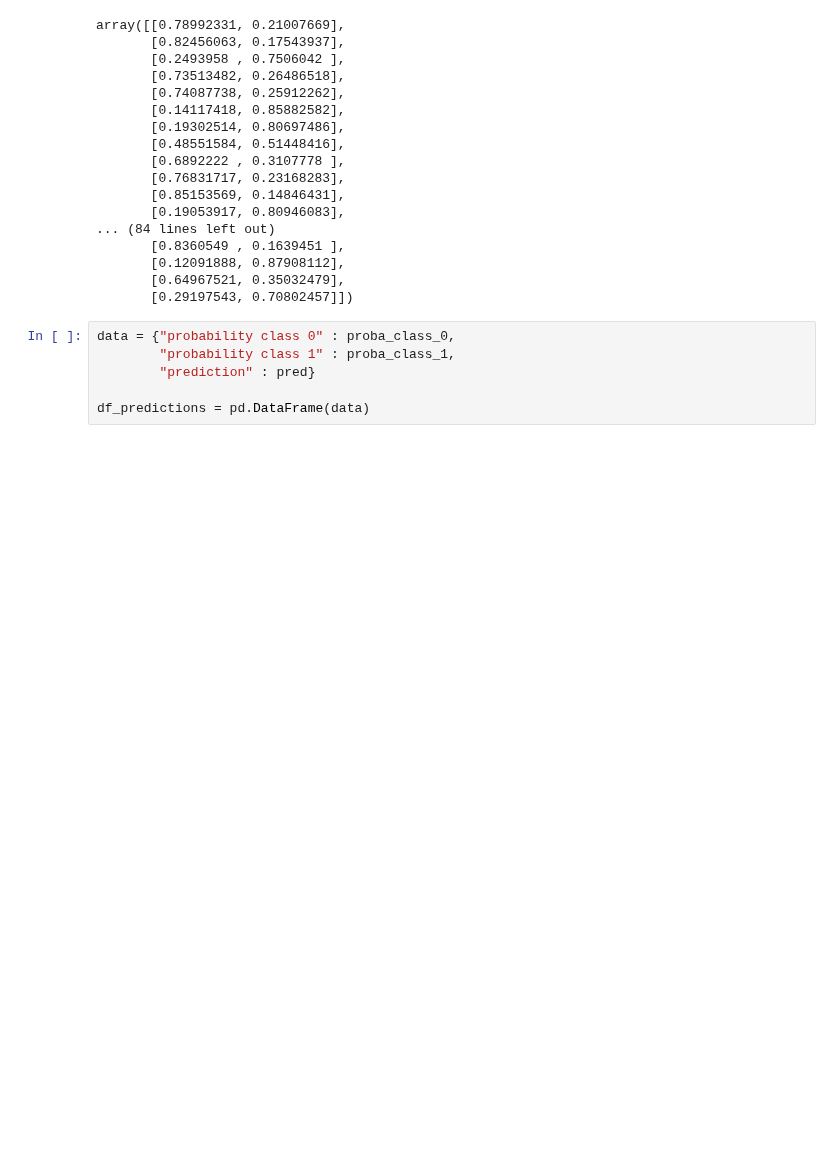
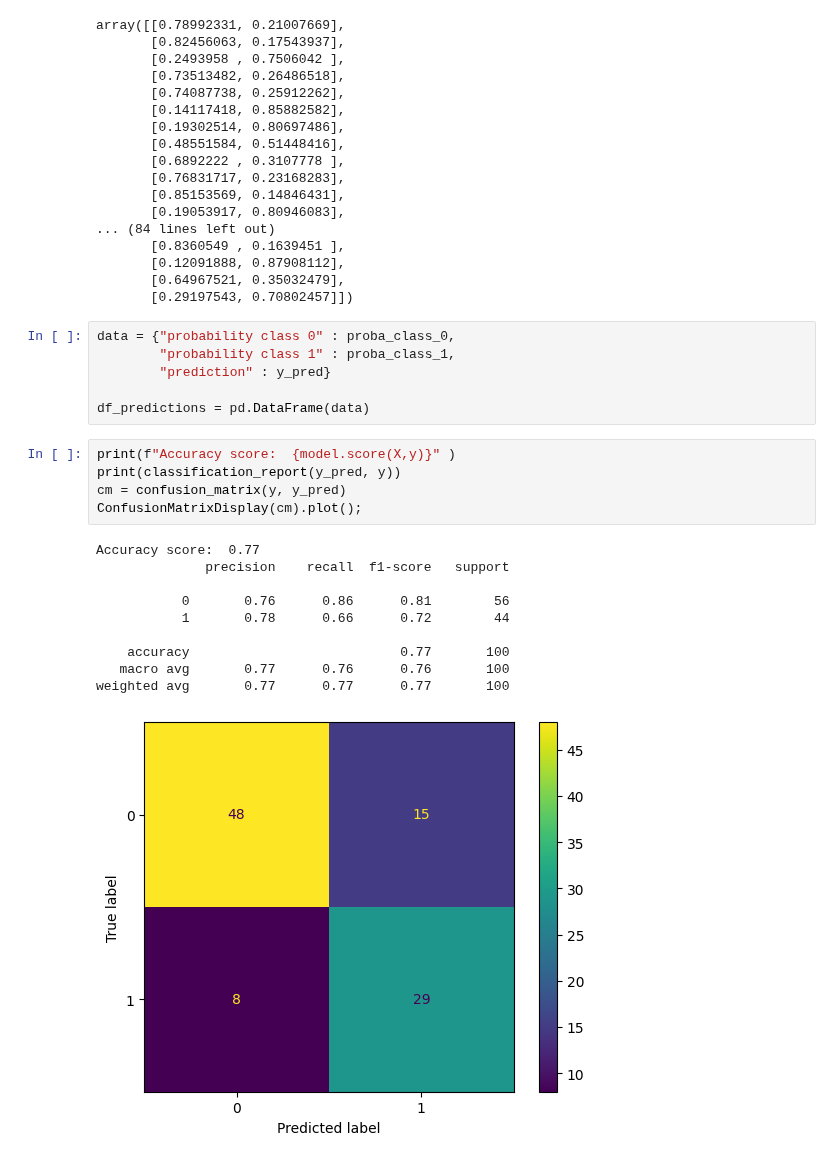
Before and after one commit to SCGlass/Machine-learning, a Jupyter notebook: Labb/model.ipynb, the cells around one changed output. Cells and saved outputs as stored; diff of their text form; blank space fills up the shorter version.

Commit message:
adding a confusion matrix and classification report

```diff
--- a/Labb/model.ipynb
+++ b/Labb/model.ipynb
@@ -83,7 +84,23 @@ array([[0.78992331, 0.21007669],
 # %%
 data = {"probability class 0" : proba_class_0,
         "probability class 1" : proba_class_1,
-        "prediction" : pred}
+        "prediction" : y_pred}
 
 df_predictions = pd.DataFrame(data)
+# %%
+print(f"Accuracy score:  {model.score(X,y)}" )
+print(classification_report(y_pred, y))
+cm = confusion_matrix(y, y_pred)
+ConfusionMatrixDisplay(cm).plot();
+# %% [output]
+Accuracy score:  0.77
+              precision    recall  f1-score   support
+
+           0       0.76      0.86      0.81        56
+           1       0.78      0.66      0.72        44
+
+    accuracy                           0.77       100
+   macro avg       0.77      0.76      0.76       100
+weighted avg       0.77      0.77      0.77       100
+[figure, added]
 # %%
```
Also changed, not shown: parts of 5 cells of this notebook.
